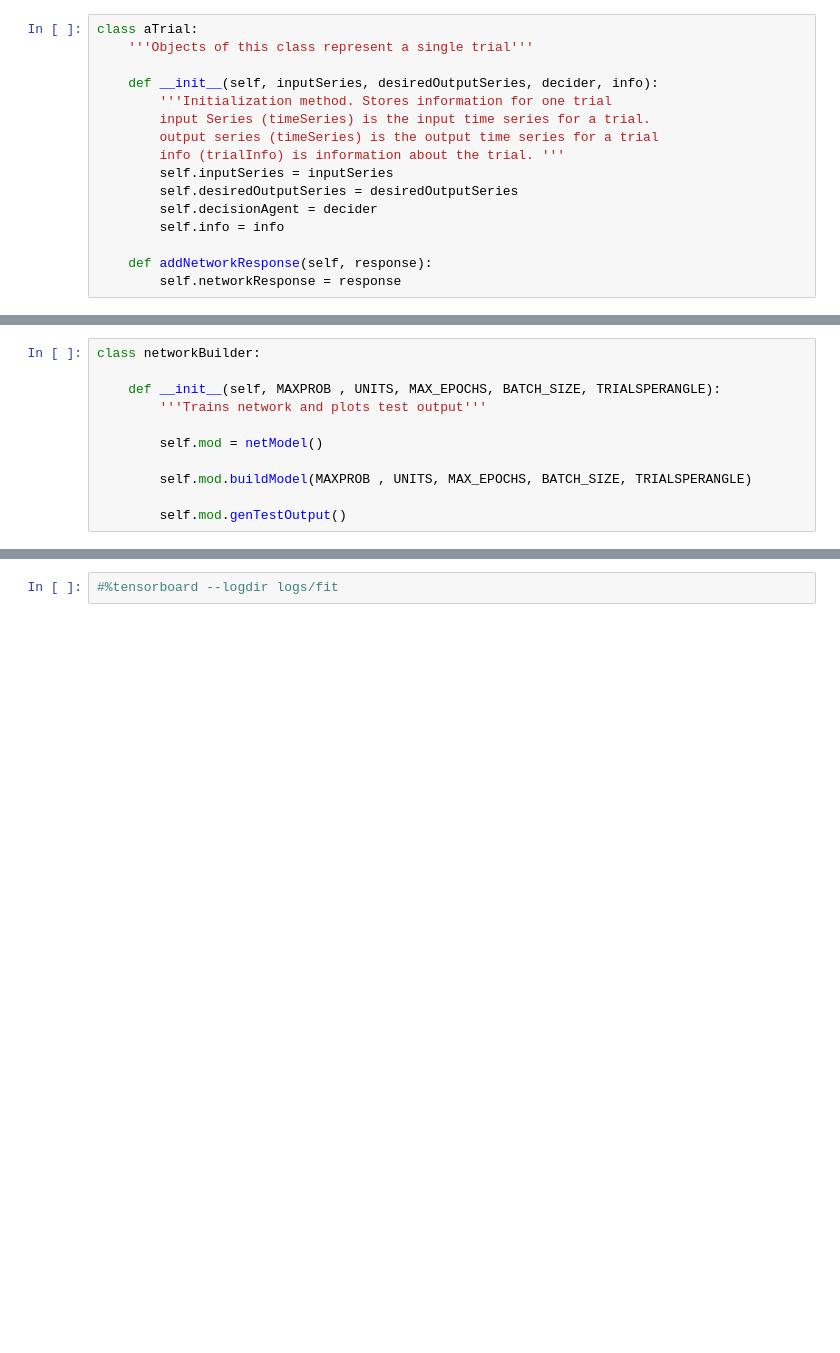
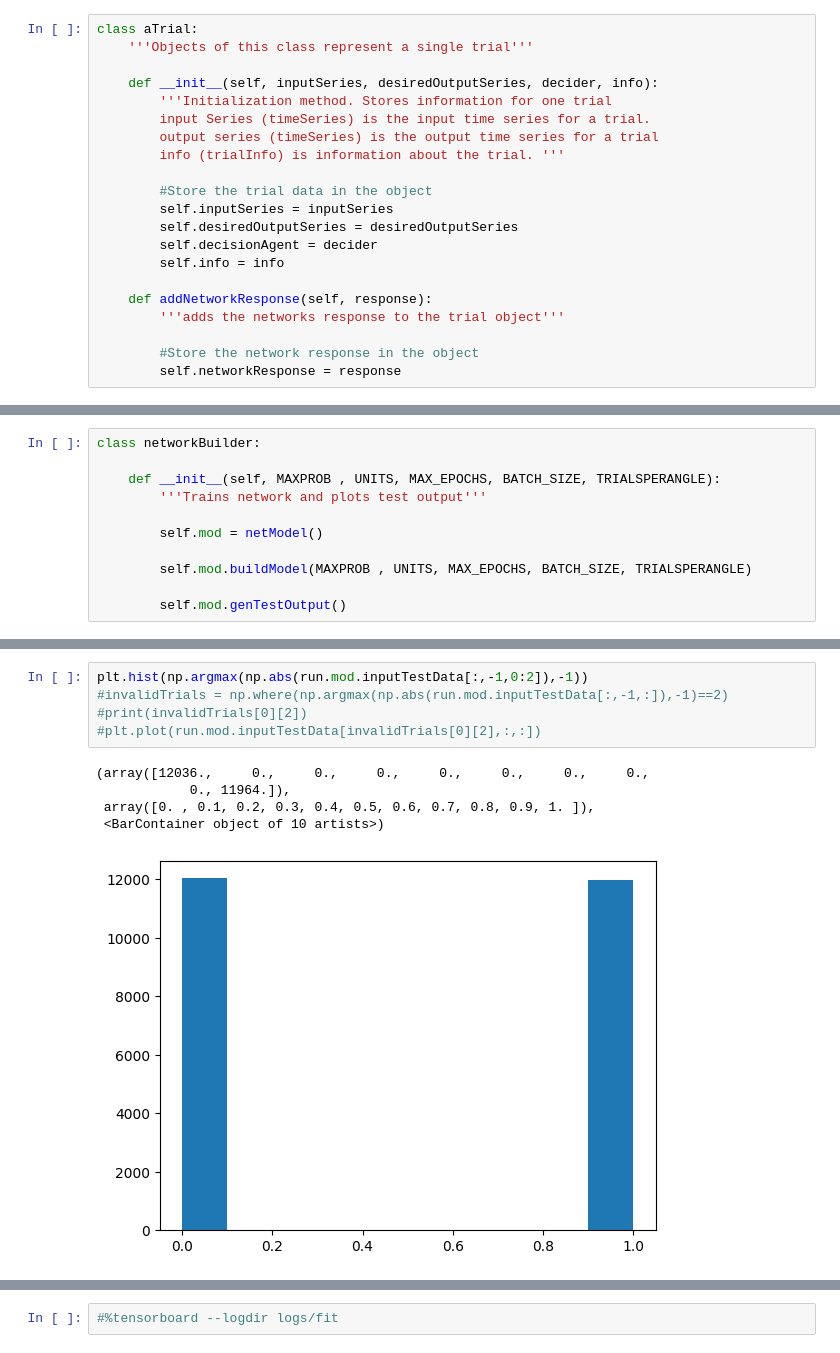
Before and after one commit to jshengen/OOPBinaryClassification, a Jupyter notebook: 3OutsObjectOriented.ipynb, the cells around one changed output, grey strips where cells are left out. Saved outputs shown, nothing was run; the diff lists cells and outputs as text; blank space fills up the shorter version.

```diff
--- a/3OutsObjectOriented.ipynb
+++ b/3OutsObjectOriented.ipynb
@@ -36,12 +36,17 @@ class aTrial:
         input Series (timeSeries) is the input time series for a trial.
         output series (timeSeries) is the output time series for a trial
         info (trialInfo) is information about the trial. '''
+
+        #Store the trial data in the object
         self.inputSeries = inputSeries
         self.desiredOutputSeries = desiredOutputSeries
         self.decisionAgent = decider
         self.info = info
 
     def addNetworkResponse(self, response):
+        '''adds the networks response to the trial object'''
+
+        #Store the network response in the object
         self.networkResponse = response
 # %%
 class anglePair:
@@ -1666,0 +1755,11 @@ Epoch 60/60
+# %%
+plt.hist(np.argmax(np.abs(run.mod.inputTestData[:,-1,0:2]),-1))
+#invalidTrials = np.where(np.argmax(np.abs(run.mod.inputTestData[:,-1,:]),-1)==2)
+#print(invalidTrials[0][2])
+#plt.plot(run.mod.inputTestData[invalidTrials[0][2],:,:])
+# %% [output]
+(array([12036.,     0.,     0.,     0.,     0.,     0.,     0.,     0.,
+            0., 11964.]),
+ array([0. , 0.1, 0.2, 0.3, 0.4, 0.5, 0.6, 0.7, 0.8, 0.9, 1. ]),
+ <BarContainer object of 10 artists>)
+[figure, added]
```
Also changed, not shown: parts of 34 cells of this notebook.
